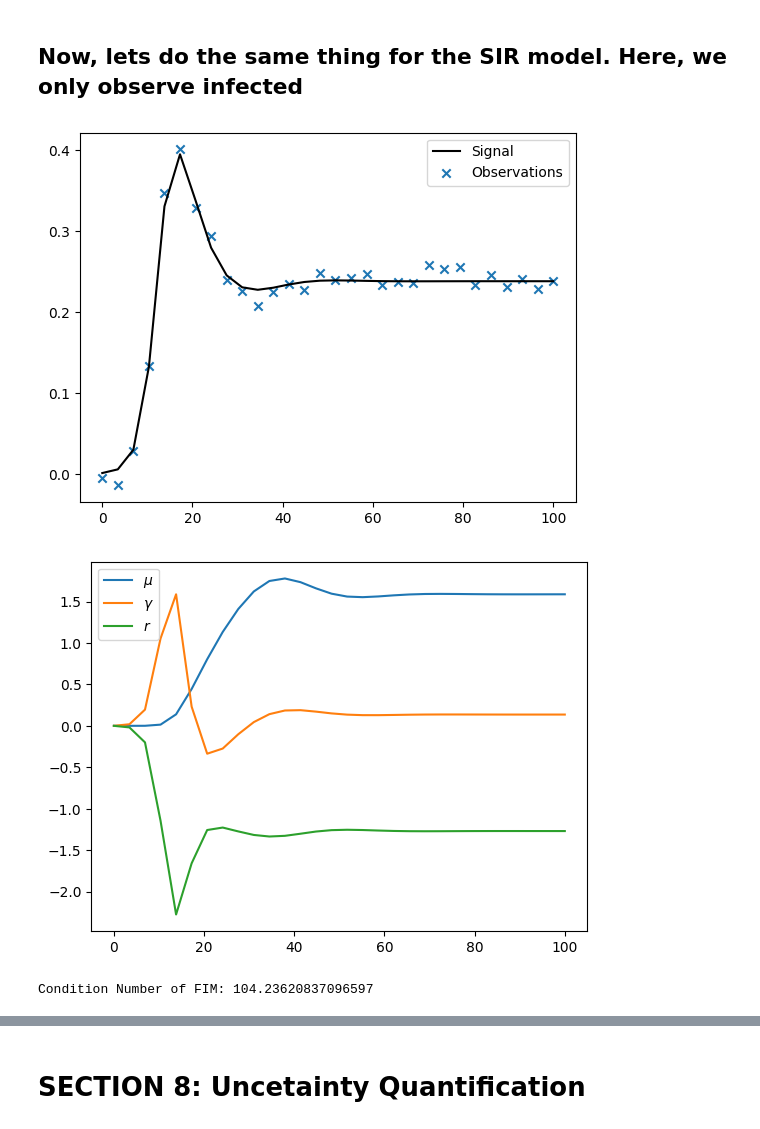
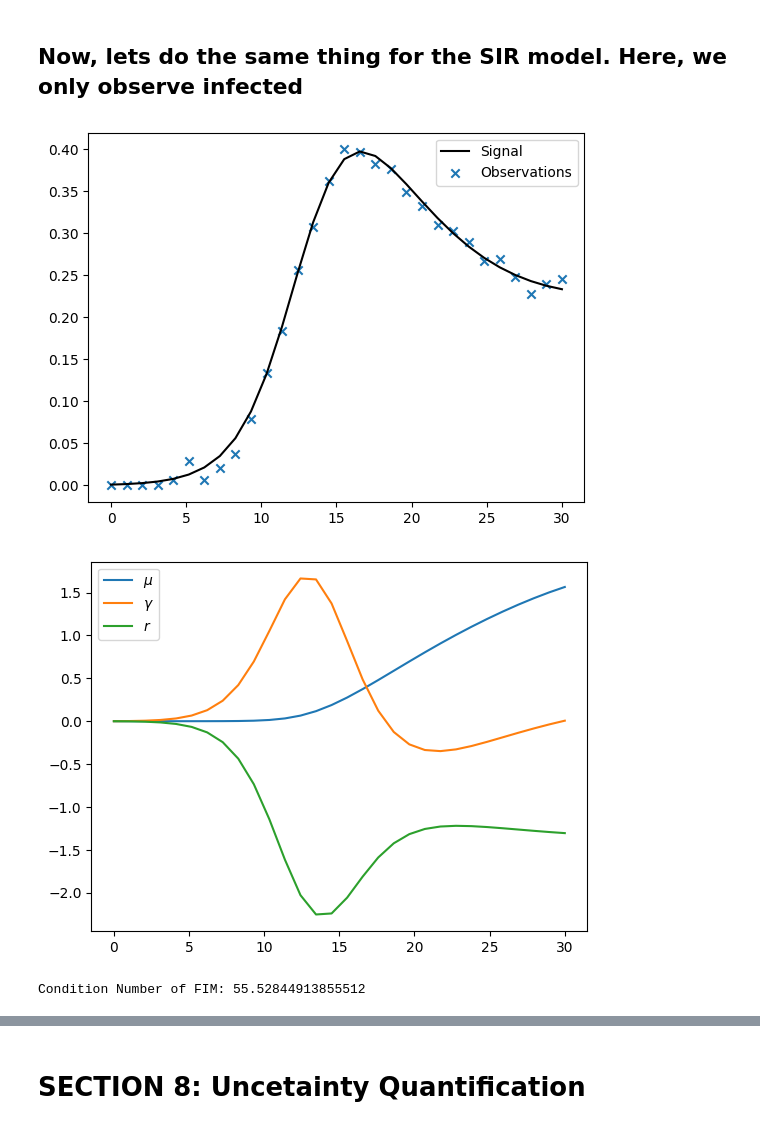
Before and after one commit to mjcolebank/IPUQDT_Seminar_USC, a Jupyter notebook: InvProb_UQ_Intro.ipynb, the cells around one changed output, grey strips where cells are left out. Cells and saved outputs as stored; diff of their text form; code cells hidden in the pictures.

```diff
--- a/InvProb_UQ_Intro.ipynb
+++ b/InvProb_UQ_Intro.ipynb
@@ -576,19 +576,20 @@ Final Cost: 0.9216961941972155
 # %%
 # Generate pseudo data from Spring problem for inference
 param_SIR_data = [mu,gamma,r]
-tdata_SIR = np.linspace(0,tspace_SIR[-1],30)
+tdata_SIR = np.linspace(0,30,30)
 SIR_sol = odeint(ODE_SIR,IC_SIR,tdata_SIR,args=(param_SIR_data,))
 Strue,Itrue,Rtrue = SIR_sol.T
 
-xdata = Itrue + np.random.normal(loc=0.0,scale=0.01,size = len(tdata_SIR))
-
+var_eps = 0.01
+xdata = Itrue + np.random.normal(loc=0.0,scale=var_eps,size = len(tdata_SIR))
+xdata = np.maximum(xdata,0.0)
 plt.figure()
 plt.plot(tdata_SIR,Itrue,color='black',label='Signal')
 plt.scatter(tdata_SIR,xdata,marker='x',label='Observations')
 plt.legend()
 plt.show()
 # %% [output]
-[figure, old version]
+[figure, new version]
 # %%
 # Before we do any inference, let's look at the Fisher information matrix
 def infected_timeseries(q):
@@ -608,8 +609,8 @@ plt.show()
 F = np.matmul(S_infect.T,S_infect)
 print(f"\n\n\nCondition Number of FIM: {np.linalg.cond(F)}")
 # %% [output]
-[figure, old version]
+[figure, new version]
-Condition Number of FIM: 104.23620837096597
+Condition Number of FIM: 55.52844913855512
 # %%
 def SIR_OLS(q):
     model_eval = odeint(ODE_SIR,IC_SIR,tdata_SIR,args=(q,))
```
Also changed, not shown: parts of 5 cells of this notebook.
